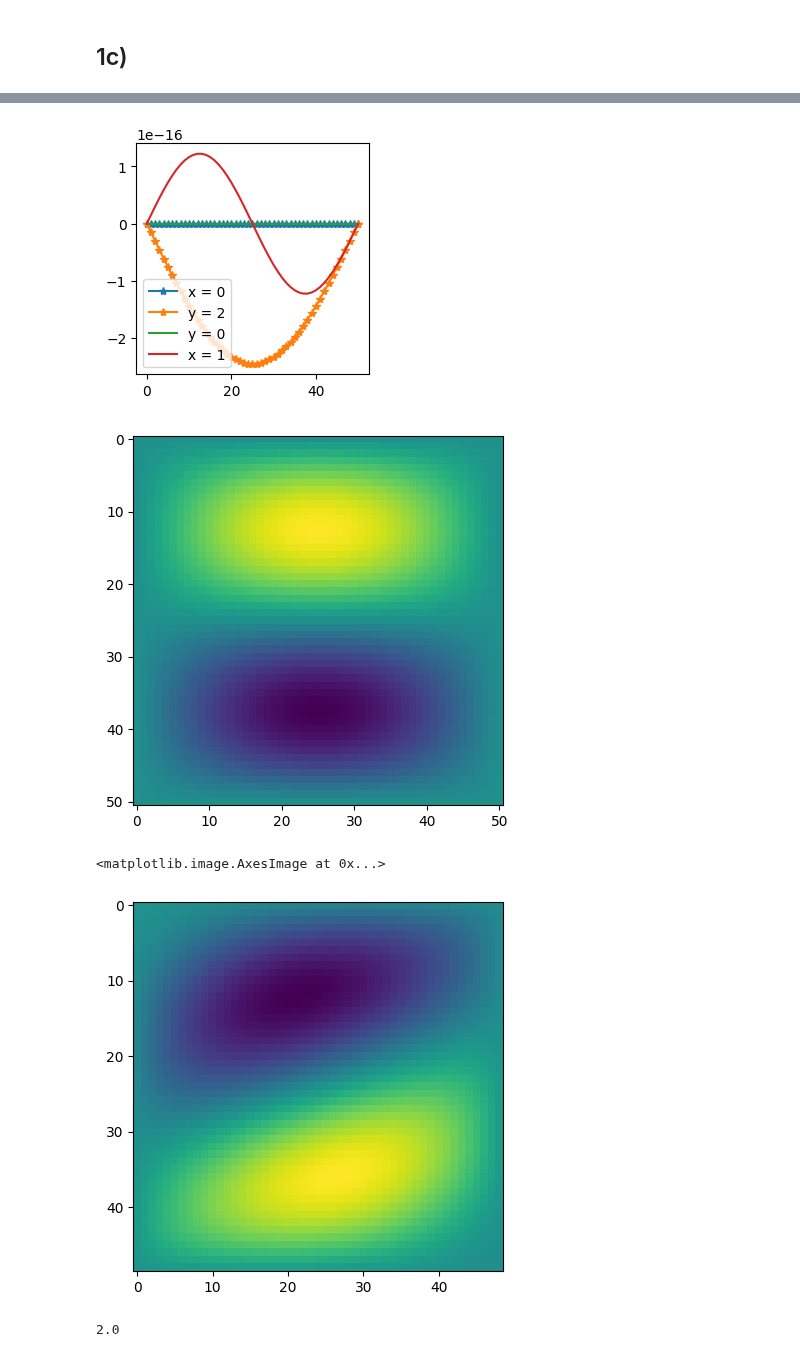
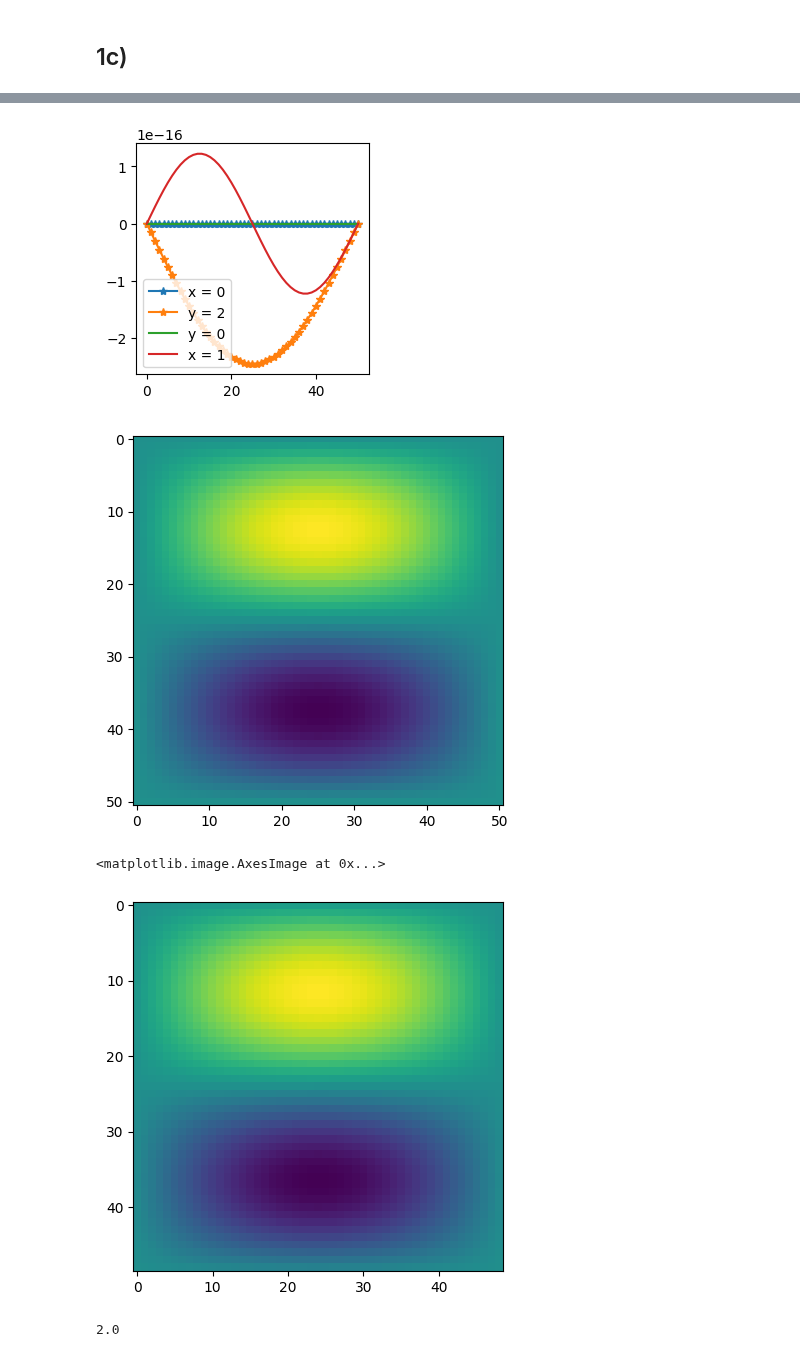
Before and after one commit to aledha/TMA4212-NumDiffDiff, a Jupyter notebook: Project 1/Proj1_code.ipynb, the cells around one changed output, grey strips where cells are left out. Cells and saved outputs as stored; diff of their text form; code cells hidden in the pictures.

```diff
--- a/Project 1/Proj1_code.ipynb
+++ b/Project 1/Proj1_code.ipynb
@@ -232,9 +228,8 @@ plt.show()
 # %% [markdown]
 ## 1c)
 # %%
-M = 100
+M = 50
 h = 1/M
-k = 2*h
 r = 2
 a = 0.1
 x = np.linspace(0, 1, M+1)
@@ -242,28 +237,20 @@ y = np.linspace(0, 2, M+1)
 
 def u_exact(x, y):
     return np.sin(np.pi * x) * np.cos(np.pi * y)
-U_exact = gridify(u_exact, M+1)
+
 
 def f(x, y):
     return np.pi**2 * ((-a-1-r**2) * np.sin(np.pi * x) * np.cos(np.pi * y) - 2*r * np.cos(np.pi * x) * np.sin(np.pi * y))
 xx, yy = np.meshgrid(x, y)
 fvec = f(xx, yy)[1:-1, 1:-1]
-plt.imshow(fvec)
-plt.show()
-
-b = np.flip(U_exact[0, :])
+U_exact = u_exact(xx, yy)
+b = U_exact[0, :]
 t = U_exact[-1, :]
 l = U_exact[:, 0]
-r = np.flip(U_exact[:, -1])
+r = U_exact[:, -1]
 boundaries = [l,t,r,b]
-"""plt.figure(figsize = (3,3))
-plt.plot(l, '-*', label = 'x = 0')
-plt.plot(t, '-*', label = 'y = 2')
-plt.plot(b, '-', label = 'y = 0')
-plt.plot(r, '-', label = 'x = 1')
-plt.legend()
-plt.show()"""
-plt.title('Analytical')
+
+"""plt.title('Analytical')
 plt.imshow(U_exact)
 plt.colorbar()
 plt.show()
@@ -275,5 +262,5 @@ plt.show()
 plt.title('Error')
 plt.imshow(np.abs(U.reshape((M-1, M-1)) - U_exact[1:-1,1:-1]))
 plt.colorbar()
-plt.show()
+plt.show()"""
 # %% [output]
@@ -287,39 +312,50 @@ h = 1/M
 k = 2*h
 r = 2
 a = 1
-x = np.linspace(0, 1, M+1)
-y = np.linspace(0, 2, M+1)
+
 
 def u_exact(x, y):
     return np.sin(np.pi * x) * np.sin(np.pi * y)
 U_exact = gridify(u_exact, M+1)
 
 def f(x, y):
     return np.pi**2 * ((-a-1-r**2) * np.sin(np.pi * x)* np.sin(np.pi * y) + 2*r * np.cos(np.pi * x)* np.cos(np.pi * y))
+
+x = np.linspace(0, 1, M+1)
+y = np.linspace(0, 2, M+1)
 xx, yy = np.meshgrid(x, y)
+
 fvec = f(xx, yy)[1:-1, 1:-1]
+U_exact = u_exact(xx, yy)
+
+b = U_exact[0, :]
+t = U_exact[-1, :]
+l = U_exact[:, 0]
+r = U_exact[:, -1]
+boundaries = [l,t,r,b]
+
 
 b = U_exact[0, :]
 t = U_exact[-1, :]
 l = U_exact[:, 0]
 r = U_exact[:, -1]
 boundaries = [l,t,r,b]
 plt.figure(figsize = (3,3))
 plt.plot(l, '-*', label = 'x = 0')
 plt.plot(t, '-*', label = 'y = 2')
 plt.plot(b, '-', label = 'y = 0')
 plt.plot(r, '-', label = 'x = 1')
 plt.legend()
 plt.show()
 plt.imshow(U_exact)
 plt.show()
 U = solver(fvec.flatten(), boundaries, a, M)
 plt.imshow(U.reshape((M-1,M-1)))
 # %% [output]
 [figure]
 [figure]
 <matplotlib.image.AxesImage at 0x...>
-[figure, old version]
+[figure, new version]
 # %%
 # %% [output]
 2.0
```
Also changed, not shown: parts of 5 cells of this notebook.
